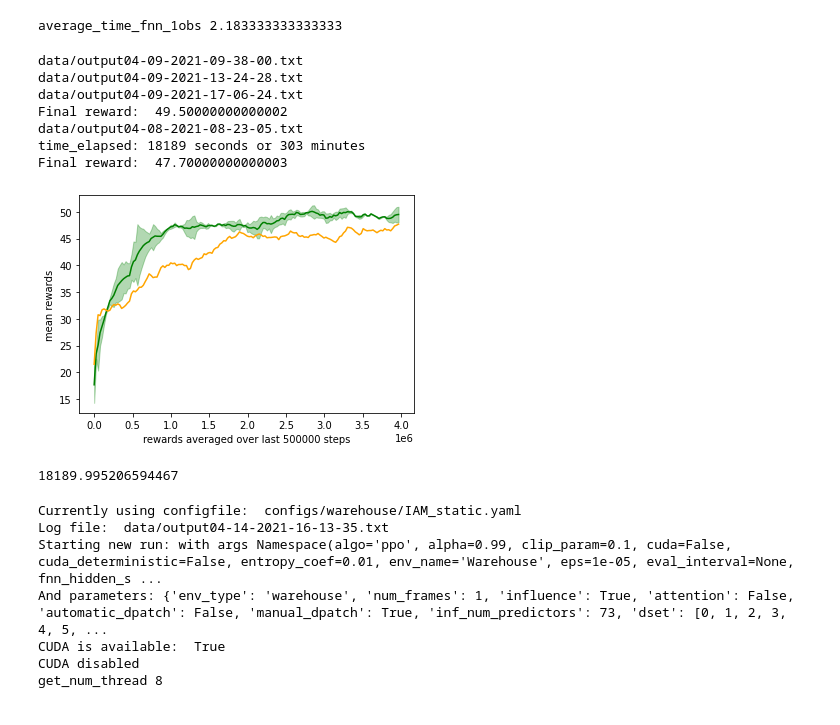
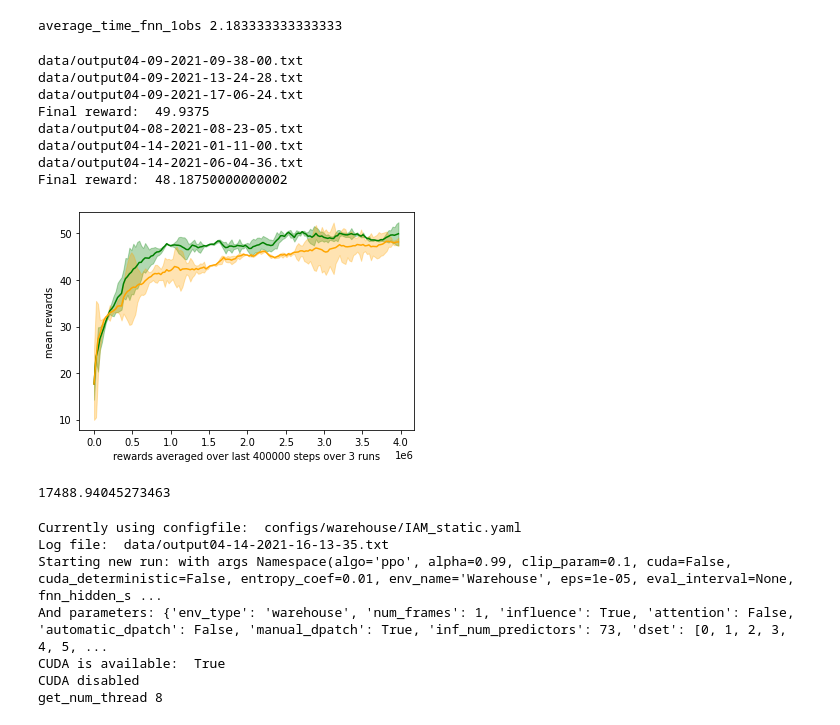
Before and after one commit to gijskoning/Reproducibility_project, a Jupyter notebook: experiments.ipynb, the cells around one changed output. Drawn from its saved outputs; the diff is of its cells as text; code cells hidden in the pictures.

Commit message:
Add second and third run of IAM 32

```diff
--- a/experiments.ipynb
+++ b/experiments.ipynb
@@ -203,22 +203,23 @@ Final reward:  36.883333333333326
 average_time_fnn_1obs 2.183333333333333
 # %%
 # GRU and IAM run with minibatch 32average_over_steps = 400000
-average_over_steps = 500000
+average_over_steps = 400000
 
 average_time_GRU_batch32 = plot_runs(["output04-09-2021-09-38-00.txt", "output04-09-2021-13-24-28.txt", "output04-09-2021-17-06-24.txt"], average_over_last_steps=average_over_steps, show=False, color='g')
 
 #IAM also minibatch 32
-plot_data("output04-08-2021-08-23-05.txt", average_over_last_steps=average_over_steps, color='orange')
+plot_runs(["output04-08-2021-08-23-05.txt", "output04-14-2021-01-11-00.txt", "output04-14-2021-06-04-36.txt"], average_over_last_steps=average_over_steps, color='orange')
 # %% [output]
 data/output04-09-2021-09-38-00.txt
 data/output04-09-2021-13-24-28.txt
 data/output04-09-2021-17-06-24.txt
-Final reward:  49.50000000000002
+Final reward:  49.9375
 data/output04-08-2021-08-23-05.txt
-time_elapsed: 18189 seconds or 303 minutes
-Final reward:  47.70000000000003
+data/output04-14-2021-01-11-00.txt
+data/output04-14-2021-06-04-36.txt
+Final reward:  48.18750000000002
-[figure, old version]
+[figure, new version]
-18189.995206594467
+17488.94045273463
 # %%
 import torch
 torch.set_num_threads(8)
```
Also changed, not shown: 2 other files.
